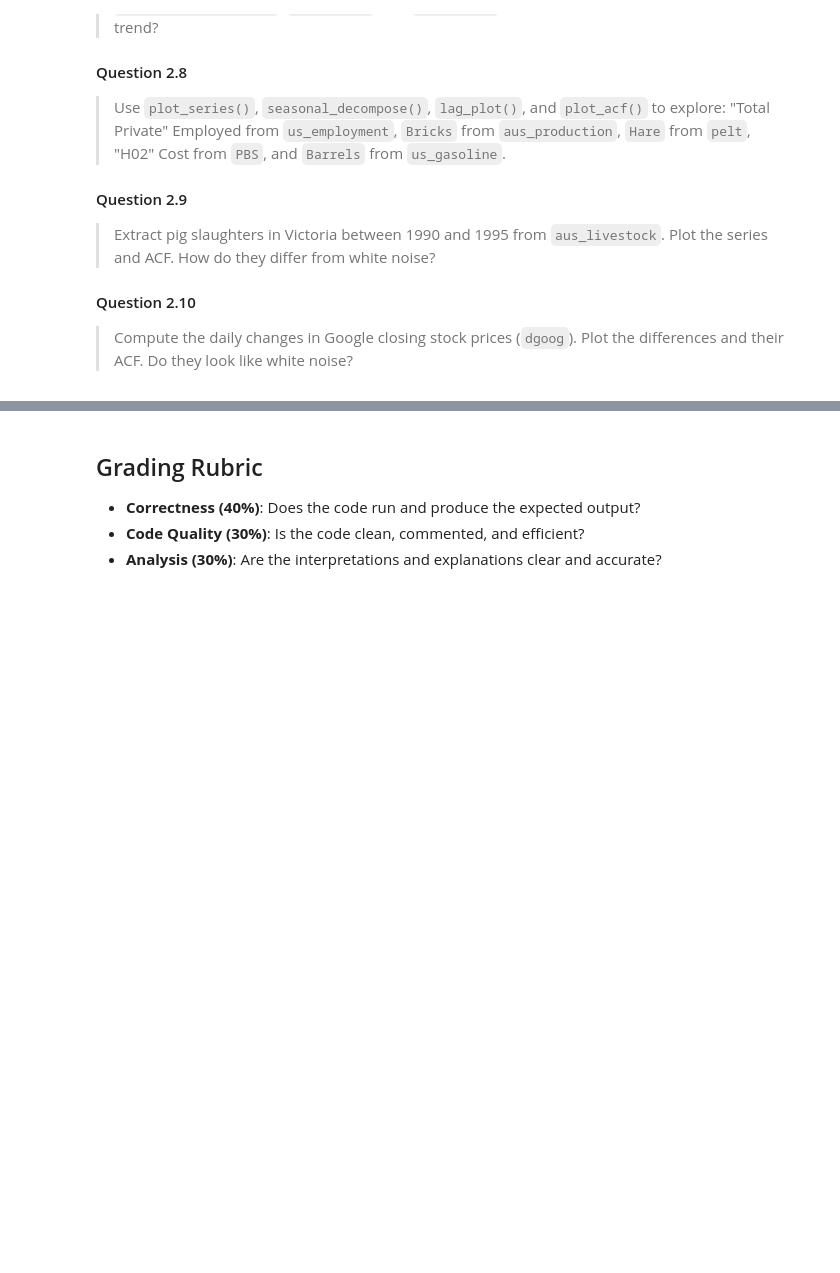
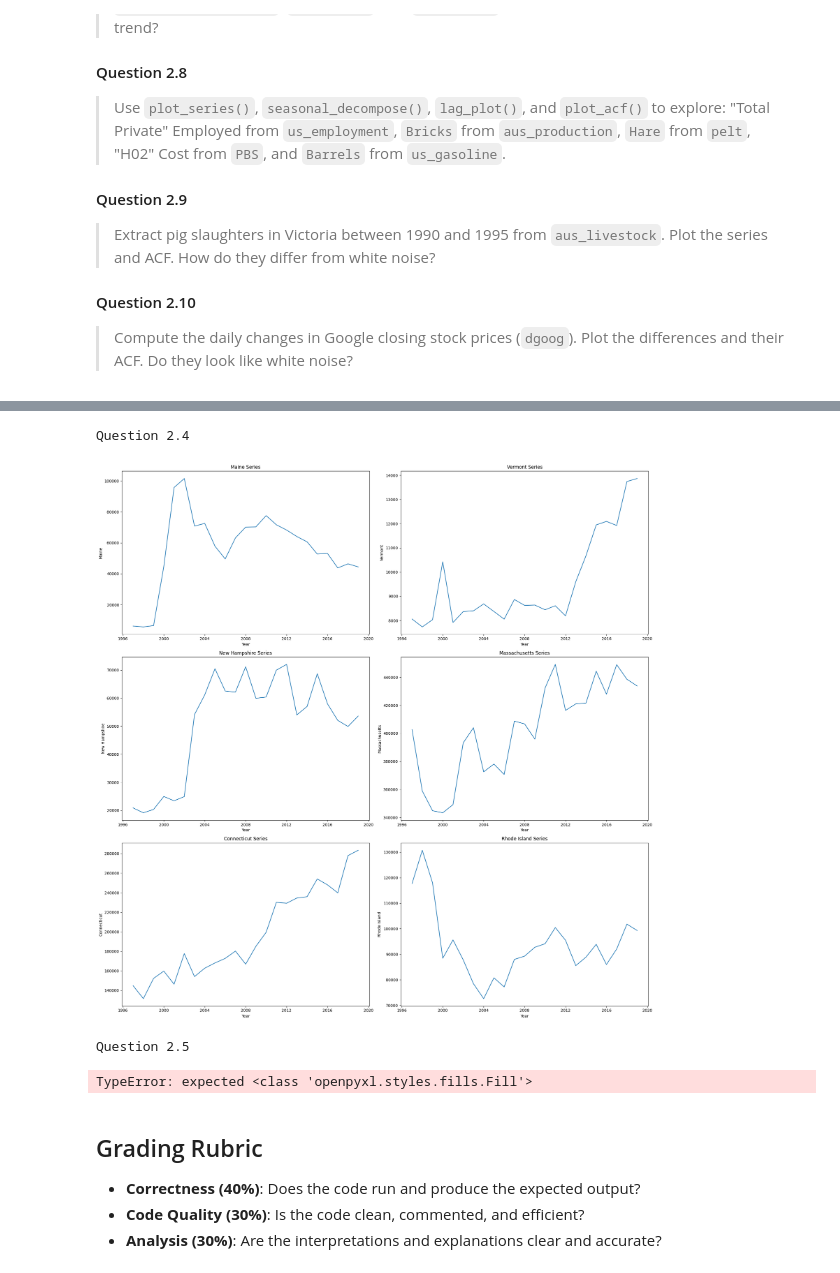
Before and after one commit to VickyGuo0907/DSE6230-forecasting-class-course-materials, a Jupyter notebook: assignments/week01_assignment.ipynb, the cells around one changed output, grey strips where cells are left out. Drawn from its saved outputs; the diff is of its cells as text; code cells hidden in the pictures; blank space fills up the shorter version.

```diff
--- a/assignments/week01_assignment.ipynb
+++ b/assignments/week01_assignment.ipynb
@@ -173,3 +273,48 @@ Five steps as below:
+# %%
+print("Question 2.4")
+# Download us_total.csv. Create a dataframe with year as
+# the index. Plot the annual natural gas consumption by state for the New England area.
+
+df_us_total = pd.read_csv('sample_data/us_total.csv')
+df_us_total['ds'] = pd.to_datetime(df_us_total['ds'], format='%Y')
+df_us_total = df_us_total.set_index('ds')
+
+fig,axes = plt.subplots(3,2, figsize=(20,20))
+ne_states = ['Maine', 'Vermont', 'New Hampshire', 'Massachusetts', 'Connecticut', 'Rhode Island']
+
+for ne_states, ax in zip(ne_states, axes.flatten()):
+    df_ne = df_us_total[df_us_total['unique_id'] == ne_states]
+    sns.lineplot(data=df_ne, x=df_ne.index, y='y', ax=ax)
+    ax.set_title(f'{ne_states} Series')
+    ax.set_ylabel(f'{ne_states}')
+    ax.set_xlabel('Year')
+
+
+plt.tight_layout()
+plt.show()
+# %% [output]
+Question 2.4
+[figure, added]
+# %%
+print("Question 2.5")
+# Download tourism.xlsx. Find what combination of Region and
+# Purpose had the maximum number of overnight trips on average.
+# Create a new dataframe which combines the Purposes and Regions,
+# and just has total trips by State.
+
+# The openpyxl library is encountering a TypeError related to styles.
+# Trying to load the Excel file with 'data_only=True' to bypass parsing issues with styles and formulas.
+import openpyxl # Explicitly import openpyxl, though pandas will handle it internally.
+
+df_tourism = pd.read_excel('sample_data/tourism.xlsx', engine='openpyxl', engine_kwargs={'data_only': True})
+df_tourism['ds'] = pd.to_datetime(df_tourism['ds'])
+df_tourism = df_tourism.set_index('ds')
+
+df_tourism_filtered = df_tourism[df_tourism['Purpose'] == 'Overnight']
+df_tourism_filtered.head()
+# %% [output]
+Question 2.5
+TypeError: expected <class 'openpyxl.styles.fills.Fill'>
 # %% [markdown]
 ## Grading Rubric
 - **Correctness (40%)**: Does the code run and produce the expected output?
```
Also changed, not shown: parts of 5 cells of this notebook.
